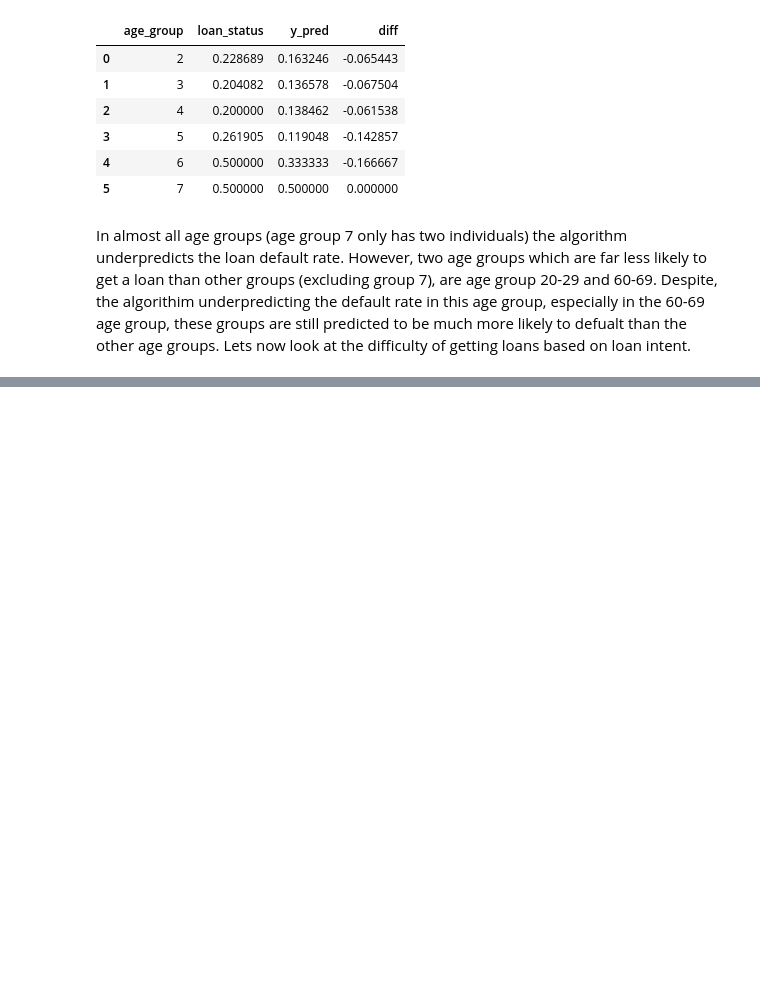
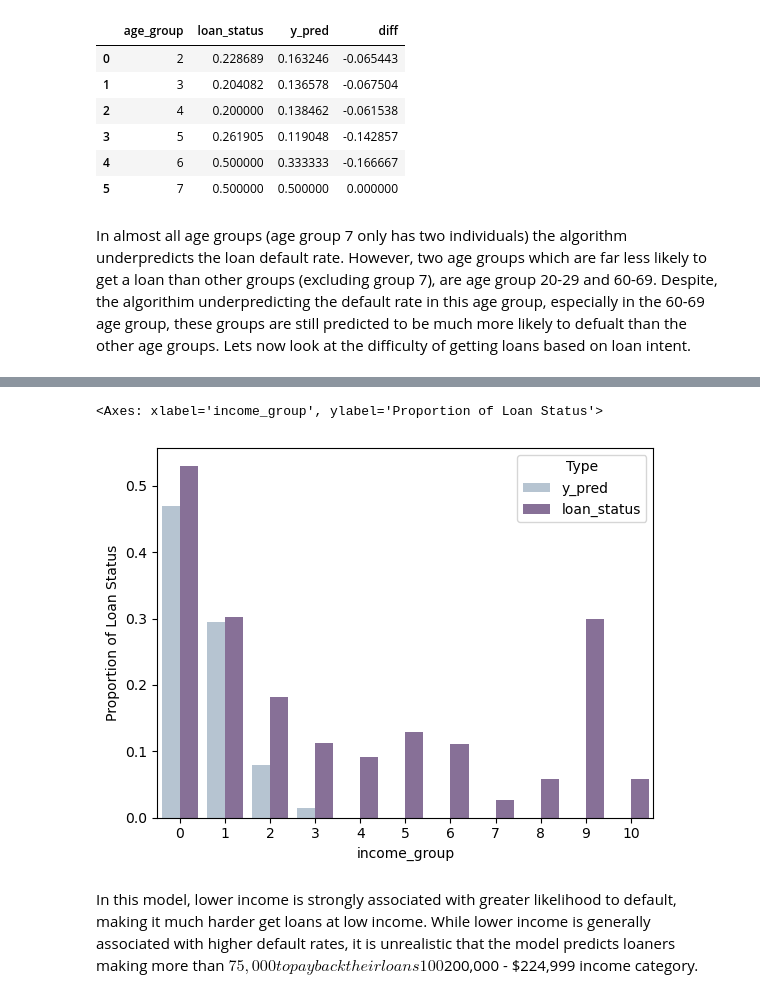
Before and after one commit to Nibsquatch/Nibsquatch.github.io, a Jupyter notebook: posts/Blog 2/index.ipynb, the cells around one changed output, grey strips where cells are left out. Cells and saved outputs as stored; diff of their text form; code cells hidden in the pictures; blank space fills up the shorter version.

```diff
--- a/posts/Blog 2/index.ipynb
+++ b/posts/Blog 2/index.ipynb
@@ -358,0 +364,16 @@ sns.barplot(data = temp2_melted, x = "loan_intent", y = "Val", hue = "Type", pal
+# %%
+temp3 = df_test.copy()
+
+# Group income into categories separated by $25,000 in income
+temp3["income_group"] = temp3["person_income"] // 25000
+temp3["income_group"][temp3["income_group"] >= 10 ] = 10
+
+# Melt the data so it can be plotted in a bar plot
+temp3_melted = pd.melt(temp3, id_vars = "income_group", value_vars = ["y_pred", "loan_status"], var_name = "Type", value_name = "Proportion of Loan Status")
+
+sns.barplot(data = temp3_melted, x = "income_group", y = "Proportion of Loan Status", hue = "Type", palette = "BuPu", saturation = 0.5, errorbar = None)
+# %% [output]
+<Axes: xlabel='income_group', ylabel='Proportion of Loan Status'>
+[figure, added]
+# %% [markdown]
+In this model, lower income is strongly associated with greater likelihood to default, making it much harder get loans at low income. While lower income is generally associated with higher default rates, it is unrealistic that the model predicts loaners making more than $75,000 to pay back their loans 100% of the time. In fact, the second highest default rate is actually in the $200,000 - $224,999 income category.
```
Also changed, not shown: parts of 3 cells of this notebook, 5 other files.
